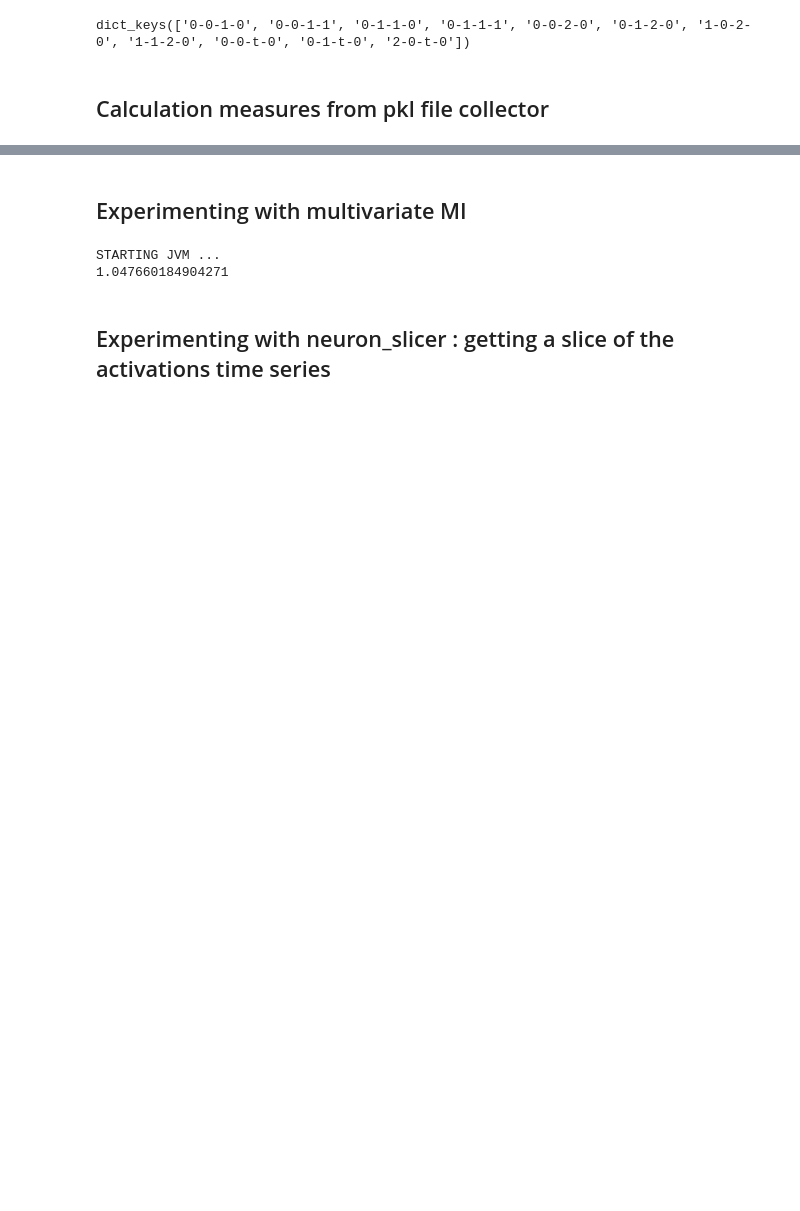
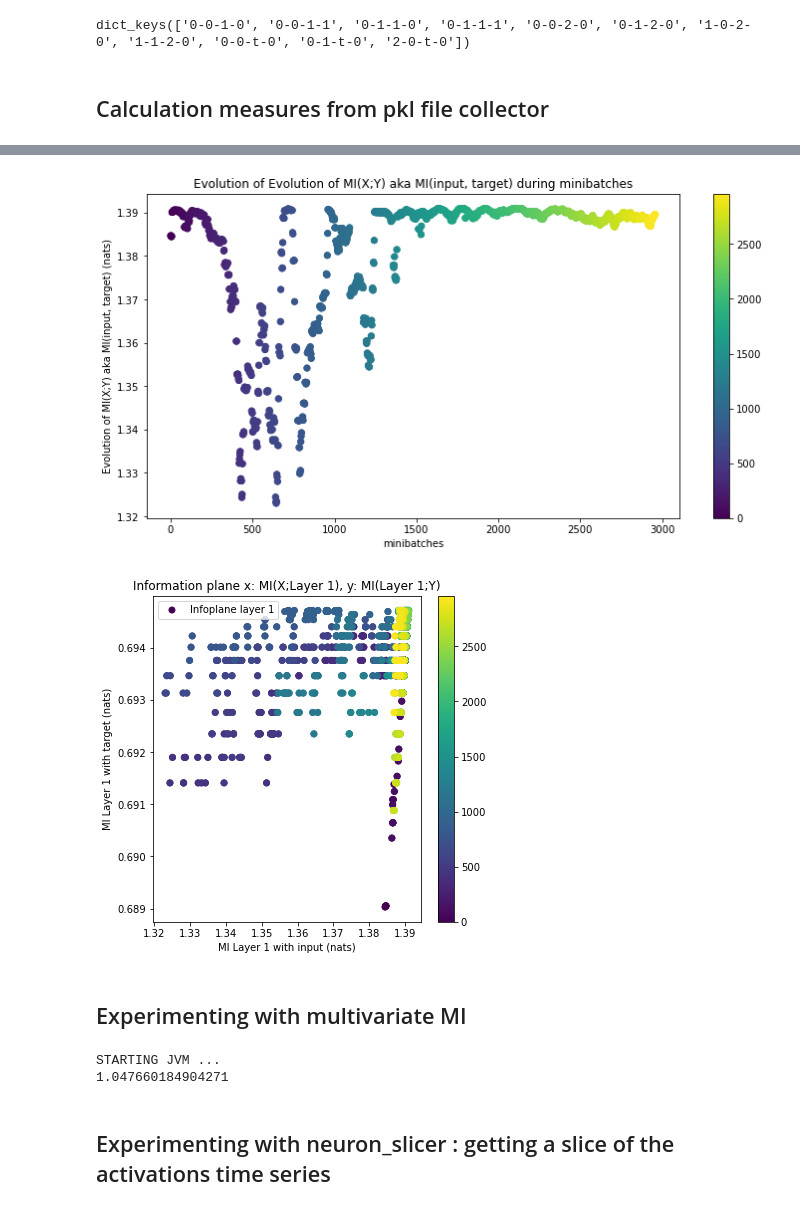
Before and after one commit to IsisChameleon/CSYS5030, a Jupyter notebook: Assignment2/xor-v8 Mick.ipynb, the cells around one changed output, grey strips where cells are left out. Cells and saved outputs as stored; diff of their text form; code cells hidden in the pictures; blank space fills up the shorter version.

```diff
--- a/Assignment2/xor-v8 Mick.ipynb
+++ b/Assignment2/xor-v8 Mick.ipynb
@@ -2207,3 +2291,12 @@ Loading object 2021-11-13-200142-XORnet-Adam-0.03-bs1_Phase1_5_result_dict from
+# %%
+    x1 = calc2.mikHistory['l-0-l-1']
+    mi_str = f"Evolution of MI(X;Y) aka MI(input, target)"
+    plotMIEvolution(x1, mi_str)
+
+    infoPlaneLayers(calc2.mikHistory, 1)
+# %% [output]
+[figure, added]
+[figure, added]
 # %% [markdown]
 ## Experimenting with multivariate MI
 # %%
```
Also changed, not shown: parts of 10 cells of this notebook, 2 other files.
